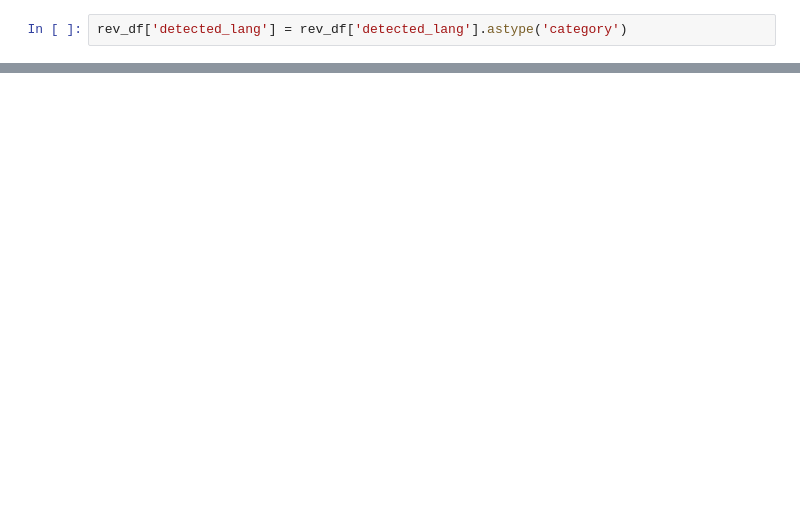
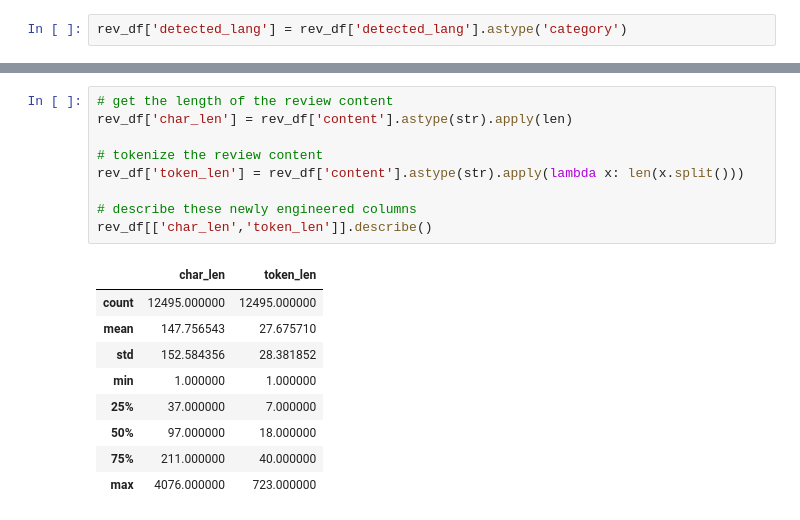
Before and after one commit to nuelwhite/Data-Engineering-Portfolio, a Jupyter notebook: notebooks/01_explore_data.ipynb, the cells around one changed output, grey strips where cells are left out. Drawn from its saved outputs; the diff is of its cells as text; blank space fills up the shorter version.

```diff
--- a/notebooks/01_explore_data.ipynb
+++ b/notebooks/01_explore_data.ipynb
@@ -256,0 +235,19 @@ print(rev_df['replyContent'].apply(detect_language).unique())
+# %%
+# get the length of the review content
+rev_df['char_len'] = rev_df['content'].astype(str).apply(len)
+
+# tokenize the review content
+rev_df['token_len'] = rev_df['content'].astype(str).apply(lambda x: len(x.split()))
+
+# describe these newly engineered columns
+rev_df[['char_len','token_len']].describe()
+# %% [output]
+|  | char_len | token_len |
+| count | 12495.000000 | 12495.000000 |
+| mean | 147.756543 | 27.675710 |
+| std | 152.584356 | 28.381852 |
+| min | 1.000000 | 1.000000 |
+| 25% | 37.000000 | 7.000000 |
+| 50% | 97.000000 | 18.000000 |
+| 75% | 211.000000 | 40.000000 |
+| max | 4076.000000 | 723.000000 |
```
Also changed, not shown: parts of 51 cells of this notebook.
